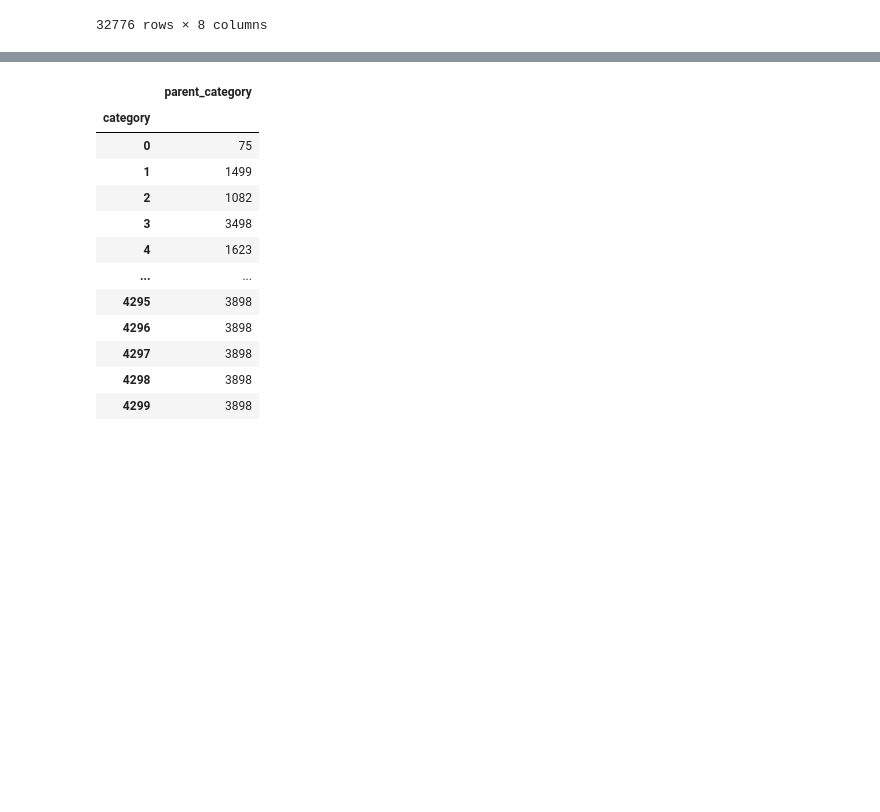
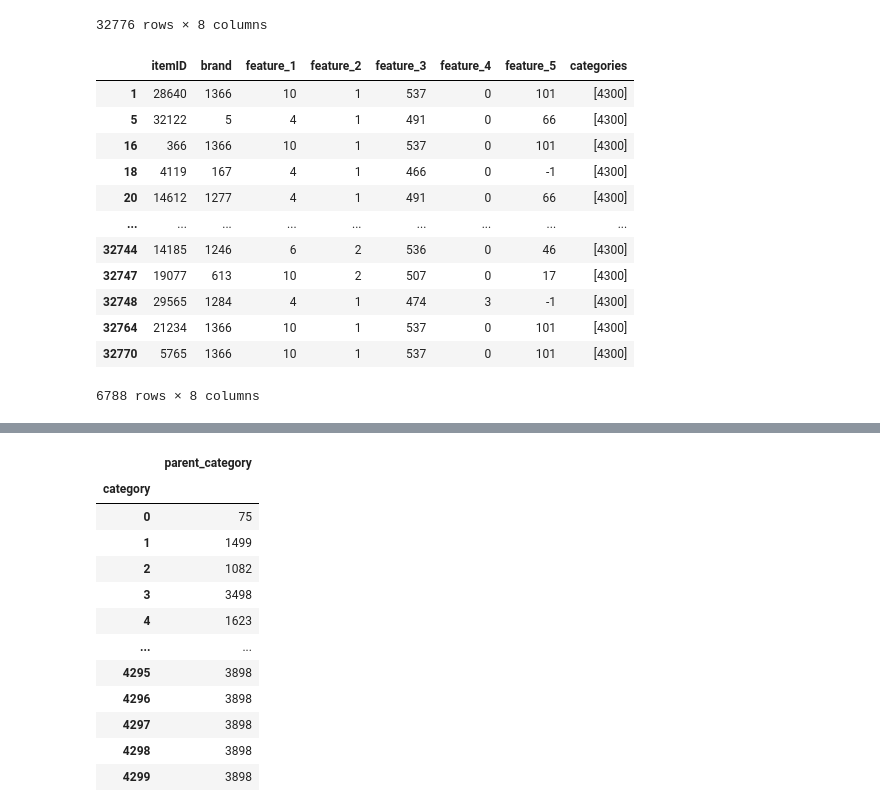
Before and after one commit to zhong3401/Data-Mining2, a Jupyter notebook: model_yuan.ipynb, the cells around one changed output, grey strips where cells are left out. Drawn from its saved outputs; the diff is of its cells as text; code cells hidden in the pictures; blank space fills up the shorter version.

```diff
--- a/model_yuan.ipynb
+++ b/model_yuan.ipynb
@@ -61,3 +83,19 @@ df_items
 | 32774 | 19118 | 1113 | 6 | 2 | 491 | 0 | 117 | [3900, 3910, 3903, 2473, 914, 274] |
 | 32775 | 16083 | 1111 | 4 | 3 | 485 | 3 | 16 | [3900, 3901, 3905, 3902, 3903, 39... |
 32776 rows × 8 columns
+# %%
+df_items.loc[df_items['categories'].str.contains('4300')]
+# %% [output]
+|  | itemID | brand | feature_1 | feature_2 | feature_3 | feature_4 | feature_5 | categories |
+| 1 | 28640 | 1366 | 10 | 1 | 537 | 0 | 101 | [4300] |
+| 5 | 32122 | 5 | 4 | 1 | 491 | 0 | 66 | [4300] |
+| 16 | 366 | 1366 | 10 | 1 | 537 | 0 | 101 | [4300] |
+| 18 | 4119 | 167 | 4 | 1 | 466 | 0 | -1 | [4300] |
+| 20 | 14612 | 1277 | 4 | 1 | 491 | 0 | 66 | [4300] |
+| ... | ... | ... | ... | ... | ... | ... | ... | ... |
+| 32744 | 14185 | 1246 | 6 | 2 | 536 | 0 | 46 | [4300] |
+| 32747 | 19077 | 613 | 10 | 2 | 507 | 0 | 17 | [4300] |
+| 32748 | 29565 | 1284 | 4 | 1 | 474 | 3 | -1 | [4300] |
+| 32764 | 21234 | 1366 | 10 | 1 | 537 | 0 | 101 | [4300] |
+| 32770 | 5765 | 1366 | 10 | 1 | 537 | 0 | 101 | [4300] |
+6788 rows × 8 columns
```
Also changed, not shown: parts of 51 cells of this notebook, 1 other file.
